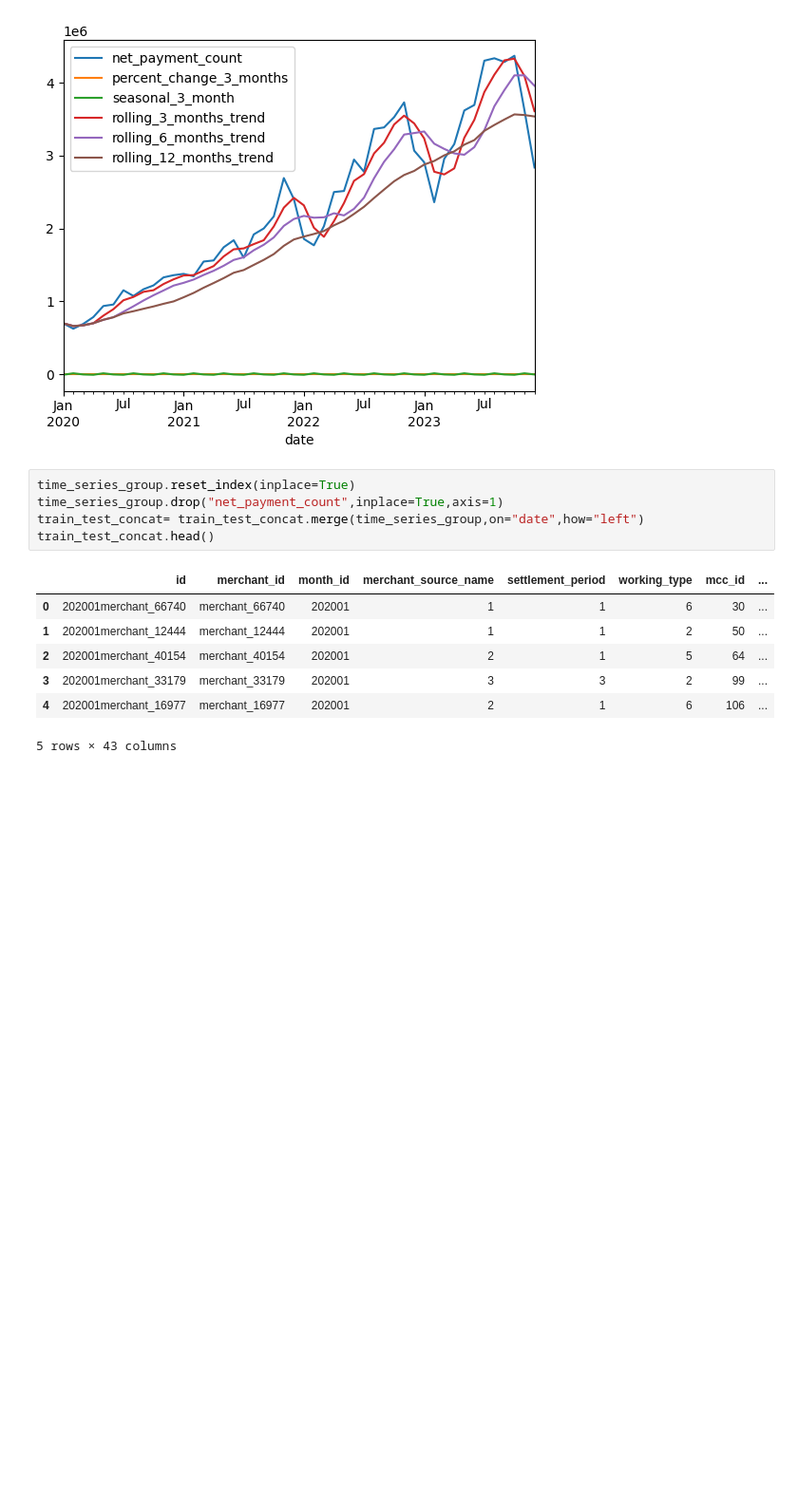
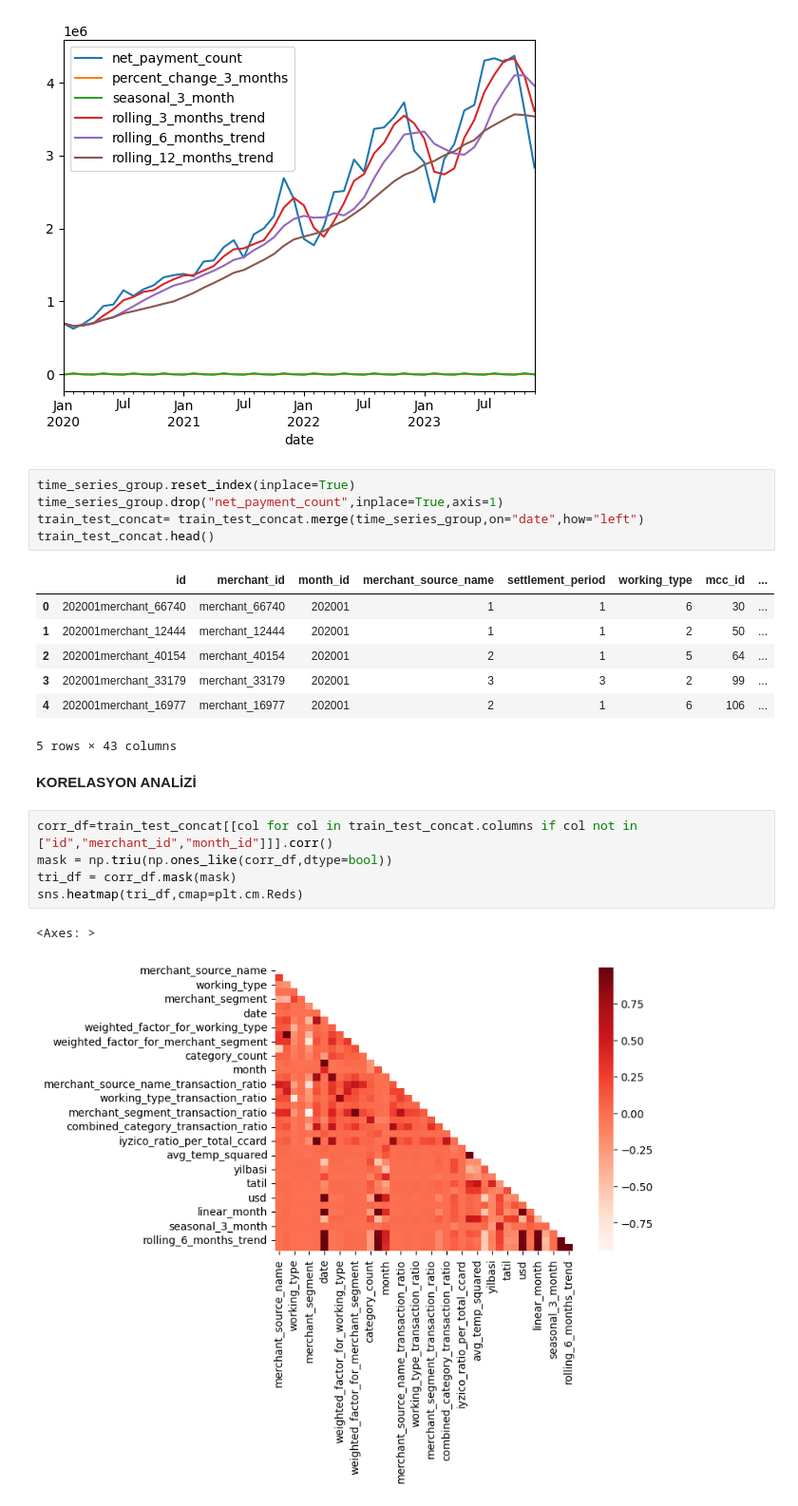
Before and after one commit to kntvrl/iyzico_project_tree_approach, a Jupyter notebook: iyzico_project.ipynb, the cells around one changed output. Shown at 95% size. Drawn from its saved outputs; the diff is of its cells as text; blank space fills up the shorter version.

Commit message:
korelasyon analizi eklendi

```diff
--- a/iyzico_project.ipynb
+++ b/iyzico_project.ipynb
@@ -833,3 +833,13 @@ train_test_concat.head()
 | 3 | 202001merchant_33179 | merchant_33179 | 202001 | 3 | 3 | 2 | 99 | ... |
 | 4 | 202001merchant_16977 | merchant_16977 | 202001 | 2 | 1 | 6 | 106 | ... |
 5 rows × 43 columns
+# %% [markdown]
+**KORELASYON ANALİZİ**
+# %%
+corr_df=train_test_concat[[col for col in train_test_concat.columns if col not in ["id","merchant_id","month_id"]]].corr()
+mask = np.triu(np.ones_like(corr_df,dtype=bool))
+tri_df = corr_df.mask(mask)
+sns.heatmap(tri_df,cmap=plt.cm.Reds)
+# %% [output]
+<Axes: >
+[figure, added]
```
Also changed, not shown: parts of 14 cells of this notebook.
